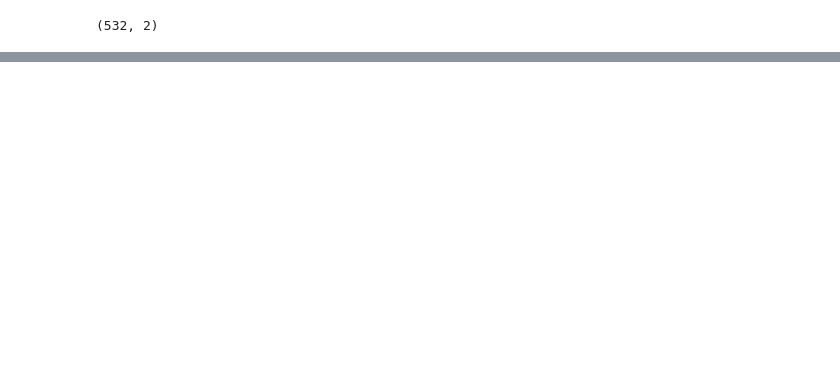
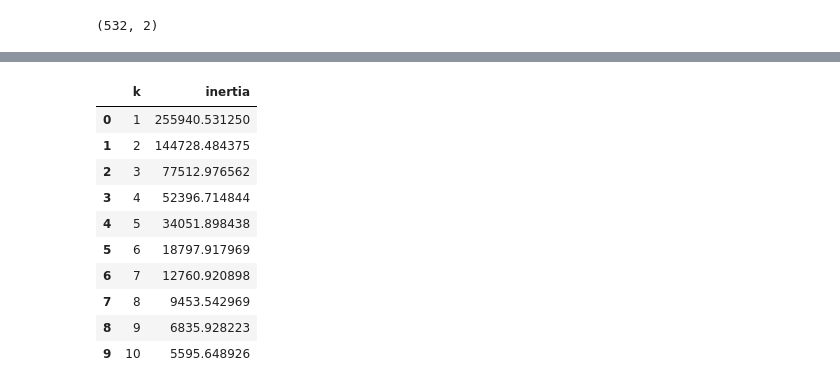
Before and after one commit to J-Schea29/Unsupervised-Machine-Learning-Challenge, a Jupyter notebook: Crypto-Analysis.ipynb, the cells around one changed output, grey strips where cells are left out. Cells and saved outputs as stored; diff of their text form; code cells hidden in the pictures; blank space fills up the shorter version.

```diff
--- a/Crypto-Analysis.ipynb
+++ b/Crypto-Analysis.ipynb
@@ -188,0 +190,26 @@ plt.show()
+# %%
+inertia = []
+k = list(range(1, 11))
+
+# Calculate the inertia for the range of k values
+for i in k:
+    km = KMeans(n_clusters=i, random_state=0)
+    km.fit(tsne_features)
+    inertia.append(km.inertia_)
+
+# Create the Elbow Curve using hvPlot
+elbow_data = {"k": k, "inertia": inertia}
+df_elbow = pd.DataFrame(elbow_data)
+df_elbow
+# %% [output]
+|  | k | inertia |
+| 0 | 1 | 255940.531250 |
+| 1 | 2 | 144728.484375 |
+| 2 | 3 | 77512.976562 |
+| 3 | 4 | 52396.714844 |
+| 4 | 5 | 34051.898438 |
+| 5 | 6 | 18797.917969 |
+| 6 | 7 | 12760.920898 |
+| 7 | 8 | 9453.542969 |
+| 8 | 9 | 6835.928223 |
+| 9 | 10 | 5595.648926 |
```
Also changed, not shown: parts of 6 cells of this notebook.
